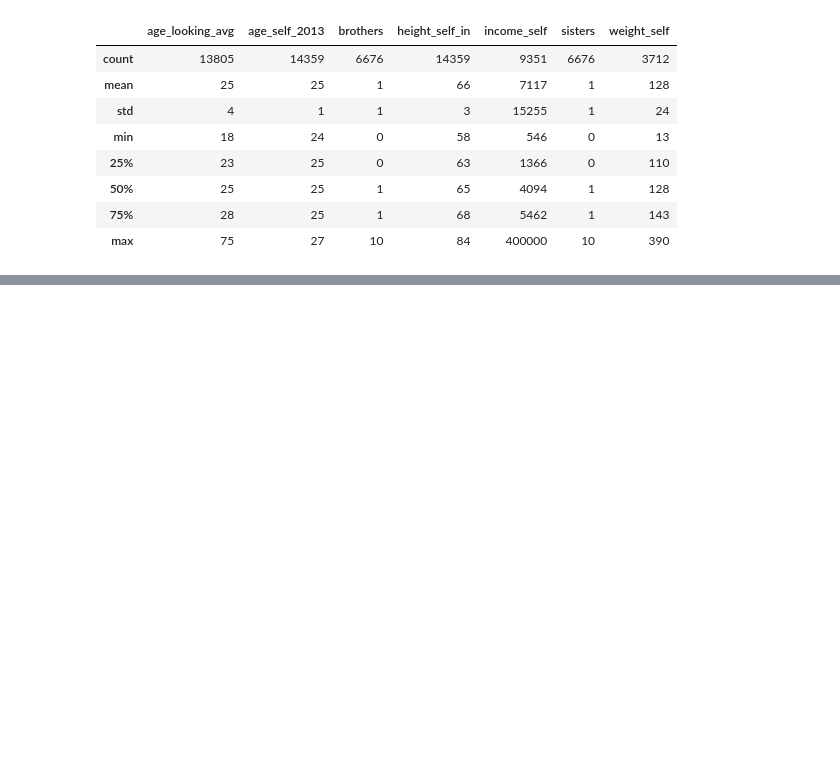
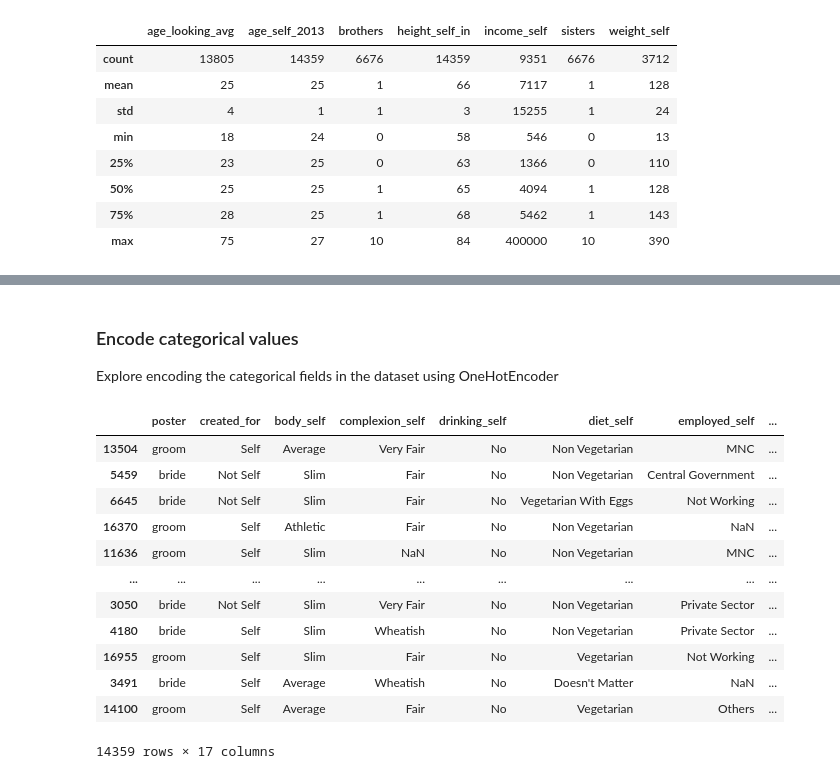
Before and after one commit to koffeeya/data71200, a Jupyter notebook: Project01.ipynb, the cells around one changed output, grey strips where cells are left out. Cells and saved outputs as stored; diff of their text form; code cells hidden in the pictures; blank space fills up the shorter version.

```diff
--- a/Project01.ipynb
+++ b/Project01.ipynb
@@ -62,0 +116,21 @@ train_set.describe().apply(lambda s: s.apply('{0:.0f}'.format))
+# %% [markdown]
+### Encode categorical values
+Explore encoding the categorical fields in the dataset using OneHotEncoder
+# %%
+# Grab non-numerical columns from the training set
+data_cat = train_set.select_dtypes(exclude=['number'])
+data_cat
+# %% [output]
+|  | poster | created_for | body_self | complexion_self | drinking_self | diet_self | employed_self | ... |
+| 13504 | groom | Self | Average | Very Fair | No | Non Vegetarian | MNC | ... |
+| 5459 | bride | Not Self | Slim | Fair | No | Non Vegetarian | Central Government | ... |
+| 6645 | bride | Not Self | Slim | Fair | No | Vegetarian With Eggs | Not Working | ... |
+| 16370 | groom | Self | Athletic | Fair | No | Non Vegetarian | NaN | ... |
+| 11636 | groom | Self | Slim | NaN | No | Non Vegetarian | MNC | ... |
+| ... | ... | ... | ... | ... | ... | ... | ... | ... |
+| 3050 | bride | Not Self | Slim | Very Fair | No | Non Vegetarian | Private Sector | ... |
+| 4180 | bride | Self | Slim | Wheatish | No | Non Vegetarian | Private Sector | ... |
+| 16955 | groom | Self | Slim | Fair | No | Vegetarian | Not Working | ... |
+| 3491 | bride | Self | Average | Wheatish | No | Doesn't Matter | NaN | ... |
+| 14100 | groom | Self | Average | Fair | No | Vegetarian | Others | ... |
+14359 rows × 17 columns
```
Also changed, not shown: parts of 23 cells of this notebook, 1 other file.
